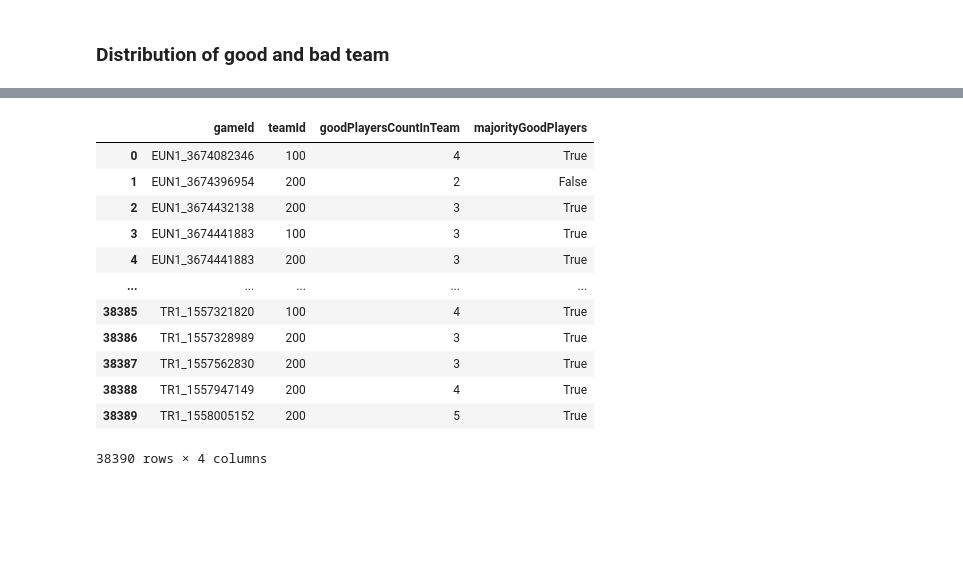
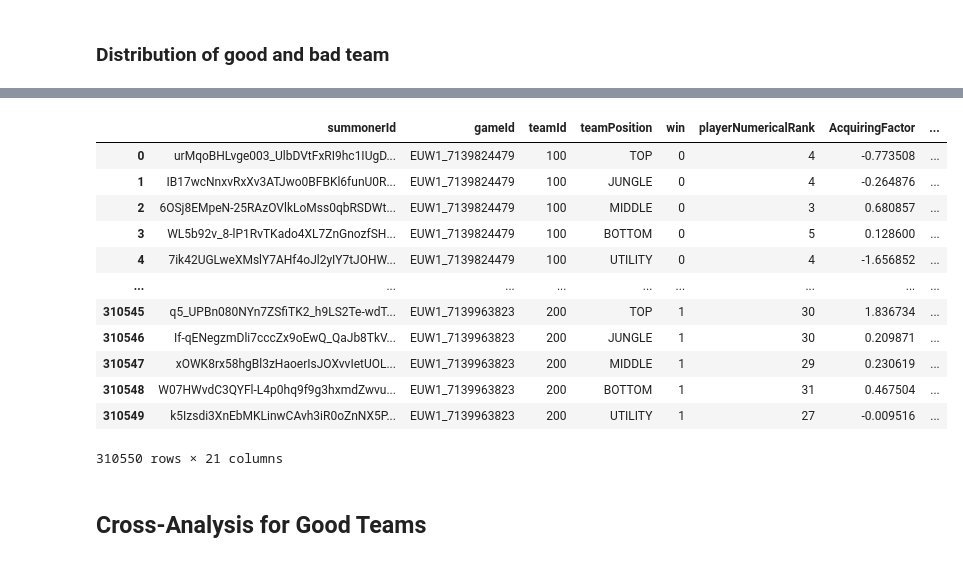
Before and after one commit to TDI-Lab/Collective-Intelligence-LoL, a Jupyter notebook: notebooks/crossTabsAnalysis.ipynb, the cells around one changed output, grey strips where cells are left out. Drawn from its saved outputs; the diff is of its cells as text; code cells hidden in the pictures; blank space fills up the shorter version.

```diff
--- a/notebooks/crossTabsAnalysis.ipynb
+++ b/notebooks/crossTabsAnalysis.ipynb
@@ -107,22 +121,39 @@ Name: count, dtype: int64
+# %%
+individualInTeamLabels['isGoodPlayer'] = np.where(individualInTeamLabels['playerClusterLabel'] == 'good', 1, 0)
+individualInTeamLabels['isBadPlayer'] = np.where(individualInTeamLabels['playerClusterLabel'] == 'bad', 1, 0)
+individualInTeamLabels['isAveragePlayer'] = np.where(individualInTeamLabels['playerClusterLabel'] == 'average', 1, 0)
+
+individualInTeamLabels['isGoodTeam'] = np.where(individualInTeamLabels['teamClusterLabel'] == 'good', 1, 0)
+individualInTeamLabels['isBadTeam'] = np.where(individualInTeamLabels['teamClusterLabel'] == 'bad', 1, 0)
+individualInTeamLabels['isAverageTeam'] = np.where(individualInTeamLabels['teamClusterLabel'] == 'average', 1, 0)
+
+individualInTeamLabels
+# %% [output]
+|  | summonerId | gameId | teamId | teamPosition | win | playerNumericalRank | AcquiringFactor | ... |
+| 0 | urMqoBHLvge003_UlbDVtFxRI9hc1IUgD... | EUW1_7139824479 | 100 | TOP | 0 | 4 | -0.773508 | ... |
+| 1 | IB17wcNnxvRxXv3ATJwo0BFBKl6funU0R... | EUW1_7139824479 | 100 | JUNGLE | 0 | 4 | -0.264876 | ... |
+| 2 | 6OSj8EMpeN-25RAzOVlkLoMss0qbRSDWt... | EUW1_7139824479 | 100 | MIDDLE | 0 | 3 | 0.680857 | ... |
+| 3 | WL5b92v_8-lP1RvTKado4XL7ZnGnozfSH... | EUW1_7139824479 | 100 | BOTTOM | 0 | 5 | 0.128600 | ... |
+| 4 | 7ik42UGLweXMslY7AHf4oJl2yIY7tJOHW... | EUW1_7139824479 | 100 | UTILITY | 0 | 4 | -1.656852 | ... |
+| ... | ... | ... | ... | ... | ... | ... | ... | ... |
+| 310545 | q5_UPBn080NYn7ZSfiTK2_h9LS2Te-wdT... | EUW1_7139963823 | 200 | TOP | 1 | 30 | 1.836734 | ... |
+| 310546 | If-qENegzmDli7cccZx9oEwQ_QaJb8TkV... | EUW1_7139963823 | 200 | JUNGLE | 1 | 30 | 0.209871 | ... |
+| 310547 | xOWK8rx58hgBl3zHaoerIsJOXvvIetUOL... | EUW1_7139963823 | 200 | MIDDLE | 1 | 29 | 0.230619 | ... |
+| 310548 | W07HWvdC3QYFl-L4p0hq9f9g3hxmdZwvu... | EUW1_7139963823 | 200 | BOTTOM | 1 | 31 | 0.467504 | ... |
+| 310549 | k5Izsdi3XnEbMKLinwCAvh3iR0oZnNX5P... | EUW1_7139963823 | 200 | UTILITY | 1 | 27 | -0.009516 | ... |
+310550 rows × 21 columns
+# %% [markdown]
+## Cross-Analysis for Good Teams
 # %%
-# good and player count within good team matches
+# good, bad and average players count within good teams
 goodPlayerCountInGoodTeam = individualInTeamLabels[individualInTeamLabels['isGoodTeam'] == True].groupby(['gameId', 'teamId'])['isGoodPlayer'].sum().reset_index(name='goodPlayersCountInTeam')
 goodPlayerCountInGoodTeam['majorityGoodPlayers'] = goodPlayerCountInGoodTeam['goodPlayersCountInTeam'] > 2
-goodPlayerCountInGoodTeam
+
+badPlayerCountInGoodTeam = individualInTeamLabels[individualInTeamLabels['isGoodTeam'] == True].groupby(['gameId', 'teamId'])['isBadPlayer'].sum().reset_index(name='badPlayersCountInTeam')
+badPlayerCountInGoodTeam['majorityBadPlayers'] = badPlayerCountInGoodTeam['badPlayersCountInTeam'] > 2
+
+avgPlayerCountInGoodTeam = individualInTeamLabels[individualInTeamLabels['isGoodTeam'] == True].groupby(['gameId', 'teamId'])['isAveragePlayer'].sum().reset_index(name='avgPlayersCountInTeam')
+avgPlayerCountInGoodTeam['majorityAvgPlayers'] = avgPlayerCountInGoodTeam['avgPlayersCountInTeam'] > 2
-# %% [output]
-|  | gameId | teamId | goodPlayersCountInTeam | majorityGoodPlayers |
-| 0 | EUN1_3674082346 | 100 | 4 | True |
-| 1 | EUN1_3674396954 | 200 | 2 | False |
-| 2 | EUN1_3674432138 | 200 | 3 | True |
-| 3 | EUN1_3674441883 | 100 | 3 | True |
-| 4 | EUN1_3674441883 | 200 | 3 | True |
-| ... | ... | ... | ... | ... |
-| 38385 | TR1_1557321820 | 100 | 4 | True |
-| 38386 | TR1_1557328989 | 200 | 3 | True |
-| 38387 | TR1_1557562830 | 200 | 3 | True |
-| 38388 | TR1_1557947149 | 200 | 4 | True |
-| 38389 | TR1_1558005152 | 200 | 5 | True |
-38390 rows × 4 columns
 # %%
 goodPlayerCountInGoodTeam['majorityGoodPlayers'].value_counts()
 # %% [output]
```
Also changed, not shown: parts of 52 cells of this notebook, 2 other files.
